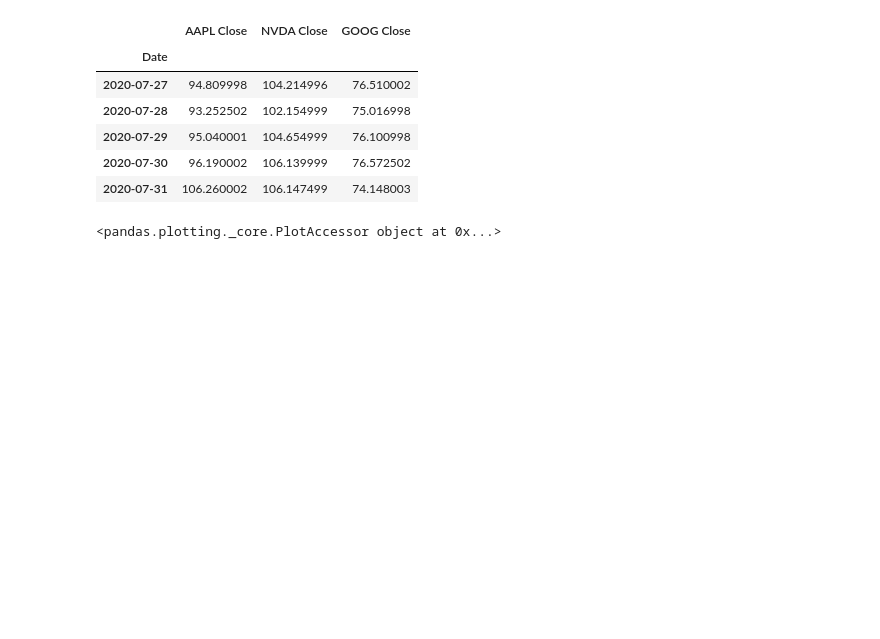
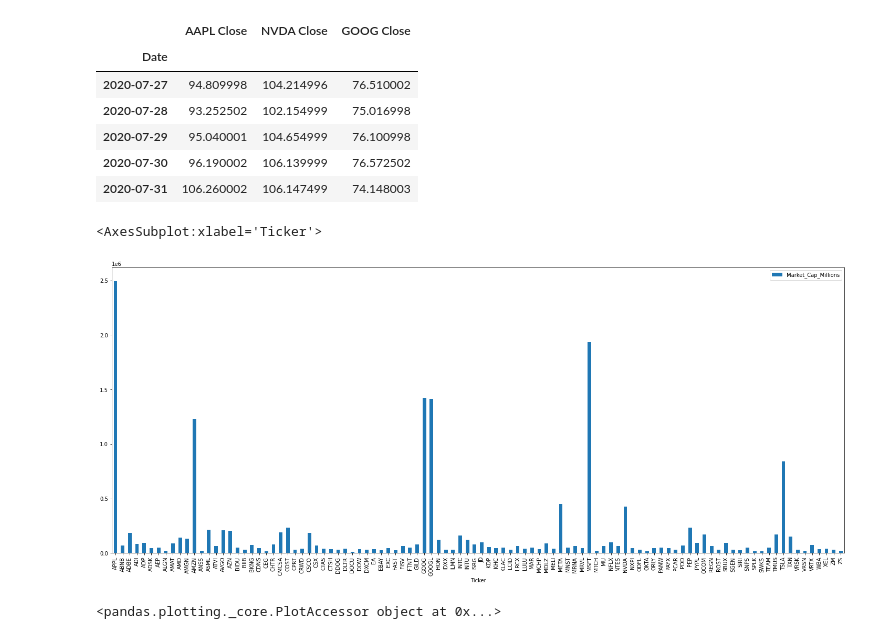
Before and after one commit to patricia-raj/financial-market-trading-dashboard, a Jupyter notebook: Sectors.ipynb, the cells around one changed output. Cells and saved outputs as stored; diff of their text form; code cells hidden in the pictures; blank space fills up the shorter version.

```diff
--- a/Sectors.ipynb
+++ b/Sectors.ipynb
@@ -208,6 +208,16 @@ Tech_sector.head()
 | 2020-07-29 | 95.040001 | 104.654999 | 76.100998 |
 | 2020-07-30 | 96.190002 | 106.139999 | 76.572502 |
 | 2020-07-31 | 106.260002 | 106.147499 | 74.148003 |
+# %%
+MC_data = pd.read_csv('Resources/Market Caps.csv')
+
+MC_data.set_index(MC_data['Ticker'], inplace=True)
+MC_data.drop(columns=['Ticker',"Year"], inplace=True)
+
+MC_data.plot.bar(figsize = (25,10))
+# %% [output]
+<AxesSubplot:xlabel='Ticker'>
+[figure, added]
 # %%
 #Utilities_sector.rolling(5).mean().plot()
 # %%
```
Also changed, not shown: parts of 2 cells of this notebook, 1 other file.
